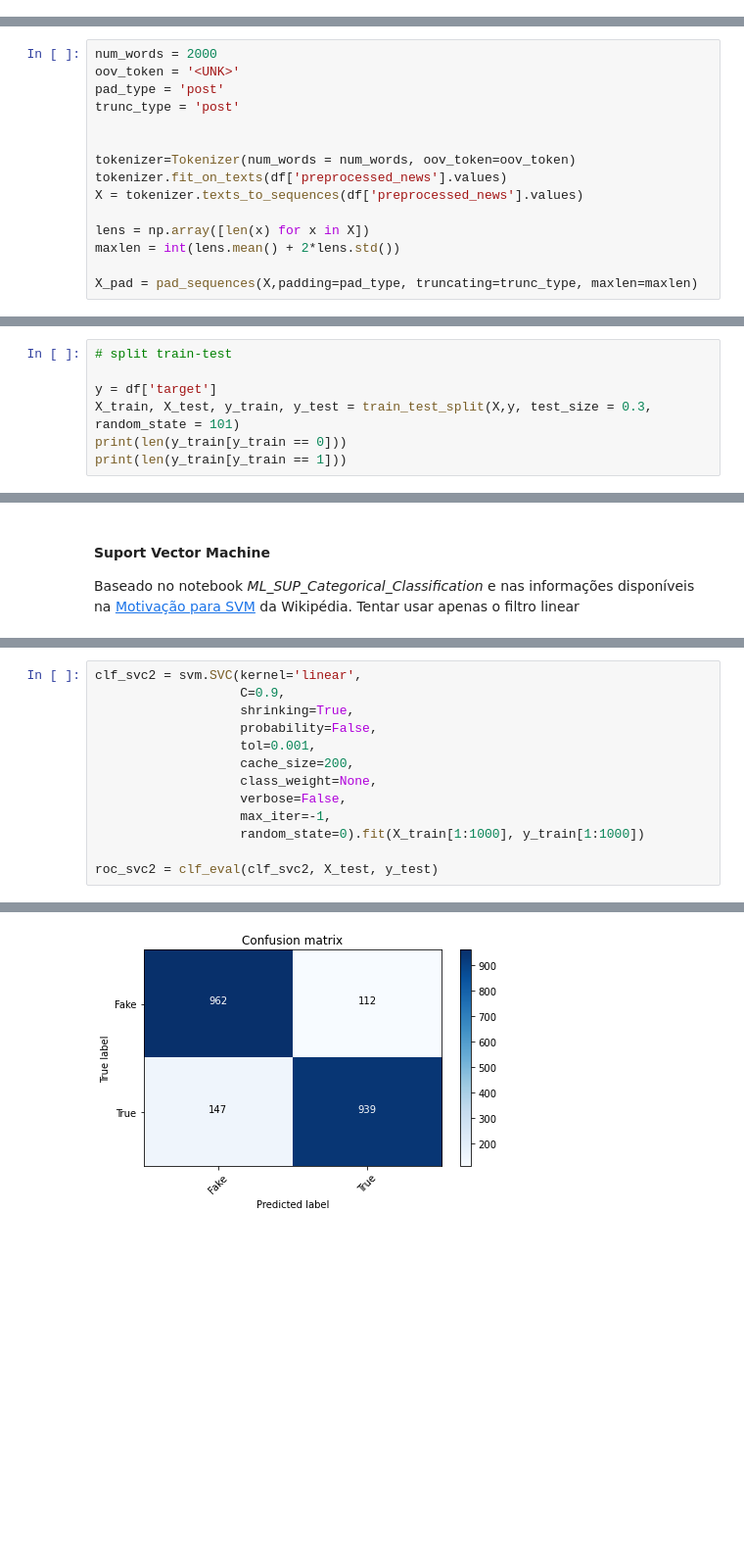
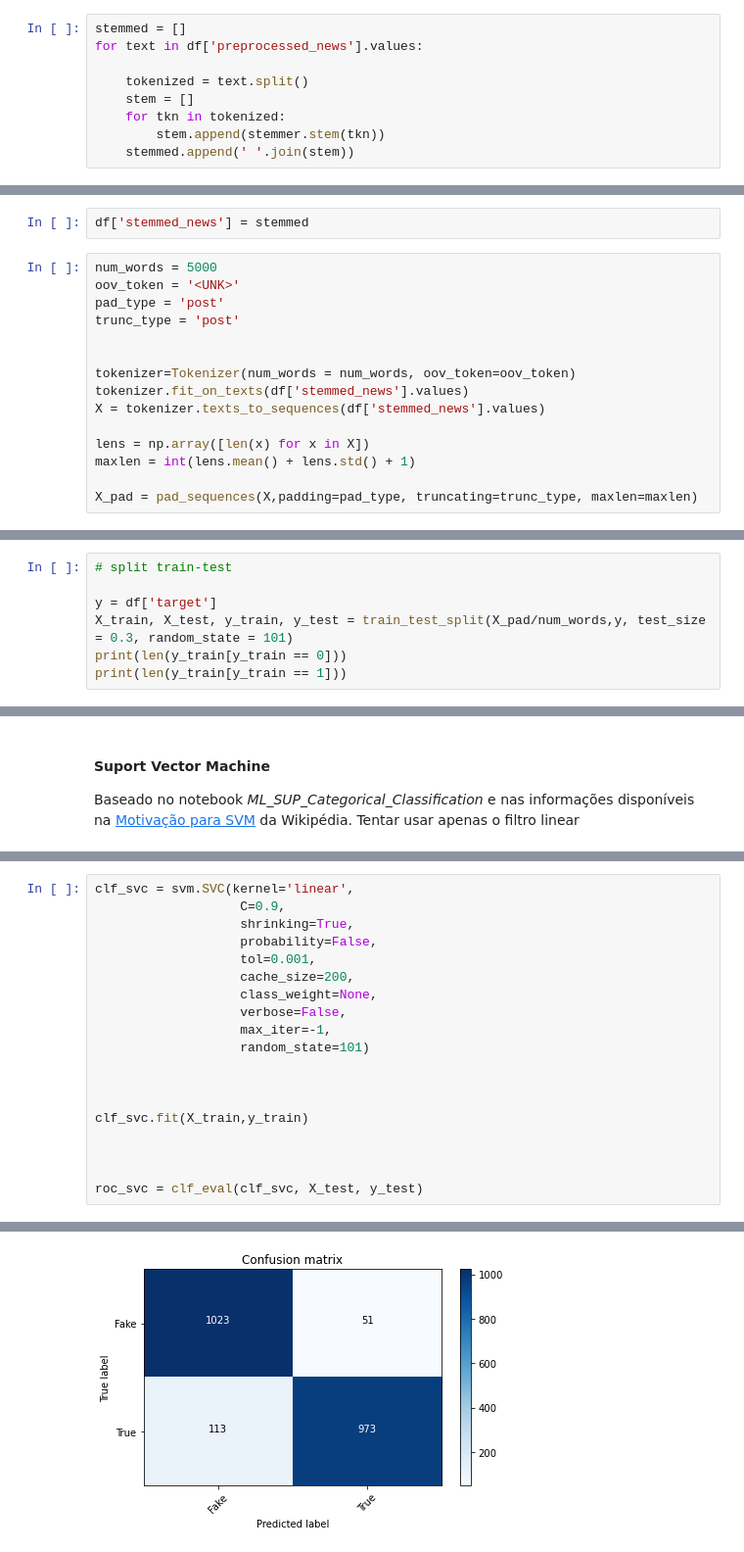
Before and after one commit to isaquepim/Isaura_detector, a Jupyter notebook: Fakebr.ipynb, the cells around one changed output, grey strips where cells are left out. Shown at 98% size. Drawn from its saved outputs; the diff is of its cells as text; blank space fills up the shorter version.

```diff
--- a/Fakebr.ipynb
+++ b/Fakebr.ipynb
@@ -62,0 +67,9 @@ from sklearn.model_selection import train_test_split
+# %%
+stemmed = []
+for text in df['preprocessed_news'].values:
+
+    tokenized = text.split()
+    stem = []
+    for tkn in tokenized:
+        stem.append(stemmer.stem(tkn))
+    stemmed.append(' '.join(stem))
@@ -63,16 +96,18 @@ from sklearn.model_selection import train_test_split
+# %%
+df['stemmed_news'] = stemmed
 # %%
-num_words = 2000
+num_words = 5000
 oov_token = '<UNK>'
 pad_type = 'post'
 trunc_type = 'post'
 
 
 tokenizer=Tokenizer(num_words = num_words, oov_token=oov_token)
-tokenizer.fit_on_texts(df['preprocessed_news'].values)
-X = tokenizer.texts_to_sequences(df['preprocessed_news'].values)
+tokenizer.fit_on_texts(df['stemmed_news'].values)
+X = tokenizer.texts_to_sequences(df['stemmed_news'].values)
 
 lens = np.array([len(x) for x in X])
-maxlen = int(lens.mean() + 2*lens.std())
+maxlen = int(lens.mean() + lens.std() + 1)
 
 X_pad = pad_sequences(X,padding=pad_type, truncating=trunc_type, maxlen=maxlen)
 # %%
@@ -93,7 +144,7 @@ array([[  1,   1,  23, ...,   0,   0,   0],
 # split train-test
 
 y = df['target']
-X_train, X_test, y_train, y_test = train_test_split(X,y, test_size = 0.3, random_state = 101)
+X_train, X_test, y_train, y_test = train_test_split(X_pad/num_words,y, test_size = 0.3, random_state = 101)
 print(len(y_train[y_train == 0]))
 print(len(y_train[y_train == 1]))
 # %% [output]
@@ -171,5 +223,5 @@ from sklearn import svm
 # %%
-clf_svc2 = svm.SVC(kernel='linear',
+clf_svc = svm.SVC(kernel='linear',
                    C=0.9,
                    shrinking=True,
                    probability=False,
@@ -178,9 +230,15 @@ clf_svc2 = svm.SVC(kernel='linear',
                    class_weight=None,
                    verbose=False,
                    max_iter=-1,
-                   random_state=0).fit(X_train[1:1000], y_train[1:1000])
+                   random_state=101)
 
-roc_svc2 = clf_eval(clf_svc2, X_test, y_test)
+
+
+clf_svc.fit(X_train,y_train)
+
+
+
+roc_svc = clf_eval(clf_svc, X_test, y_test)
 # %% [output]
 Classification Report
               precision    recall  f1-score   support
@@ -202 +260 @@ Confusion matrix, without normalization
-[figure, old version]
+[figure, new version]
```
Also changed, not shown: parts of 15 cells of this notebook.
